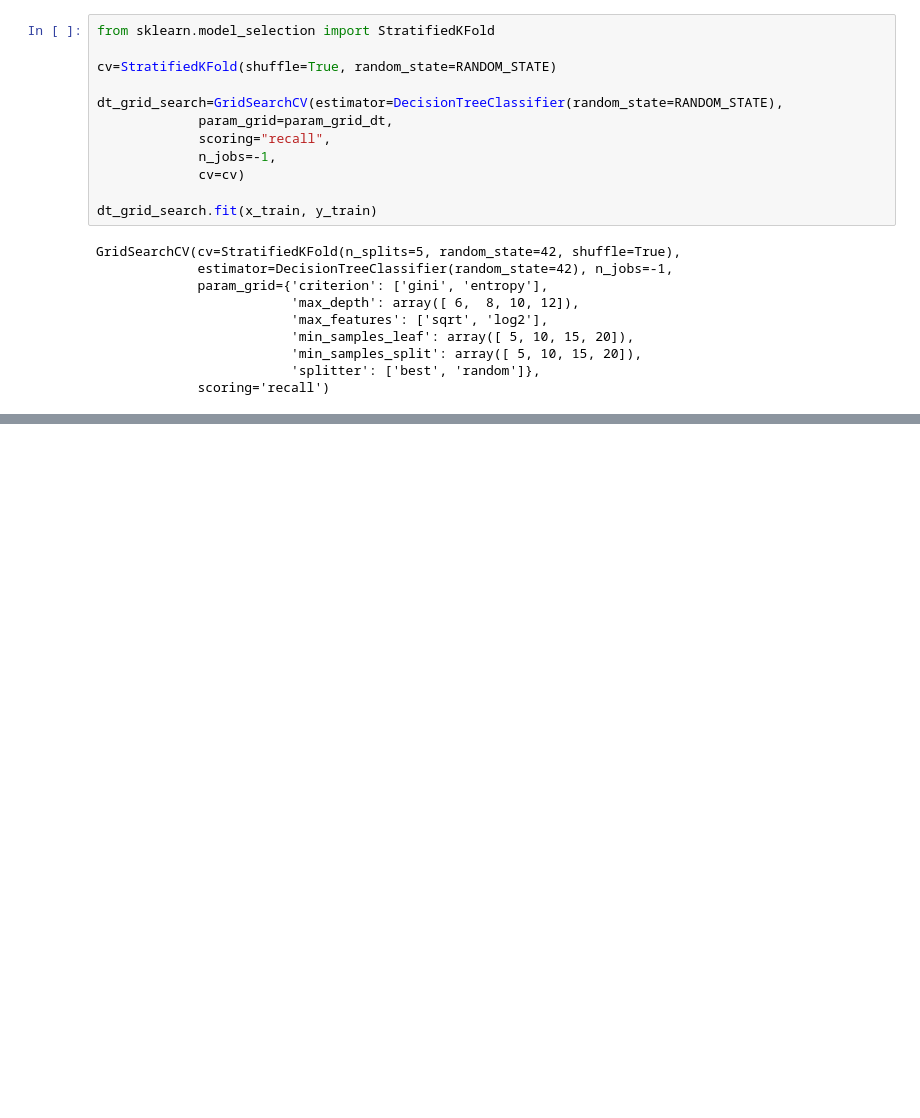
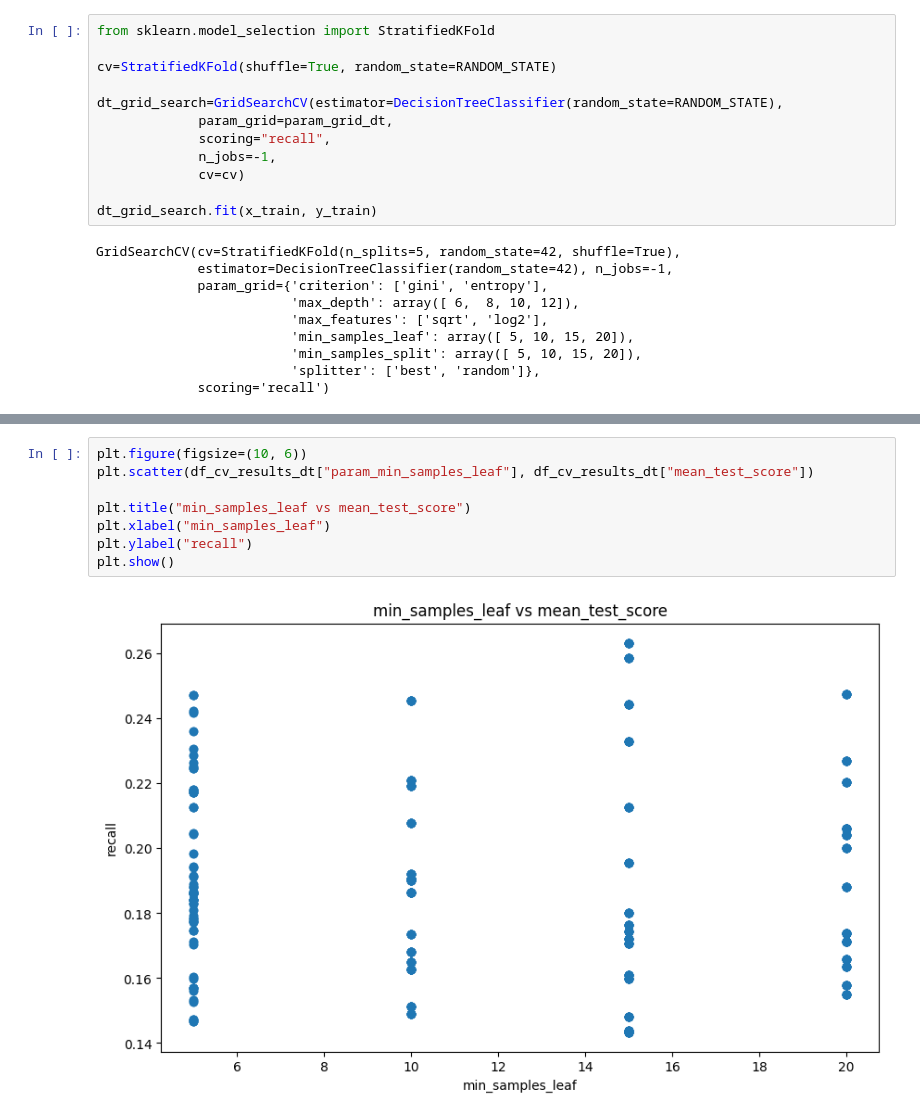
Before and after one commit to Heitorccf/ds-playground, a Jupyter notebook: hyperparameter_search/exploitation.ipynb, the cells around one changed output, grey strips where cells are left out. Cells and saved outputs as stored; diff of their text form; blank space fills up the shorter version.

```diff
--- a/hyperparameter_search/exploitation.ipynb
+++ b/hyperparameter_search/exploitation.ipynb
@@ -127,0 +204,10 @@ GridSearchCV(cv=StratifiedKFold(n_splits=5, random_state=42, shuffle=True),
+# %%
+plt.figure(figsize=(10, 6))
+plt.scatter(df_cv_results_dt["param_min_samples_leaf"], df_cv_results_dt["mean_test_score"])
+
+plt.title("min_samples_leaf vs mean_test_score")
+plt.xlabel("min_samples_leaf")
+plt.ylabel("recall")
+plt.show()
+# %% [output]
+[figure, added]
```
Also changed, not shown: parts of 7 cells of this notebook.
